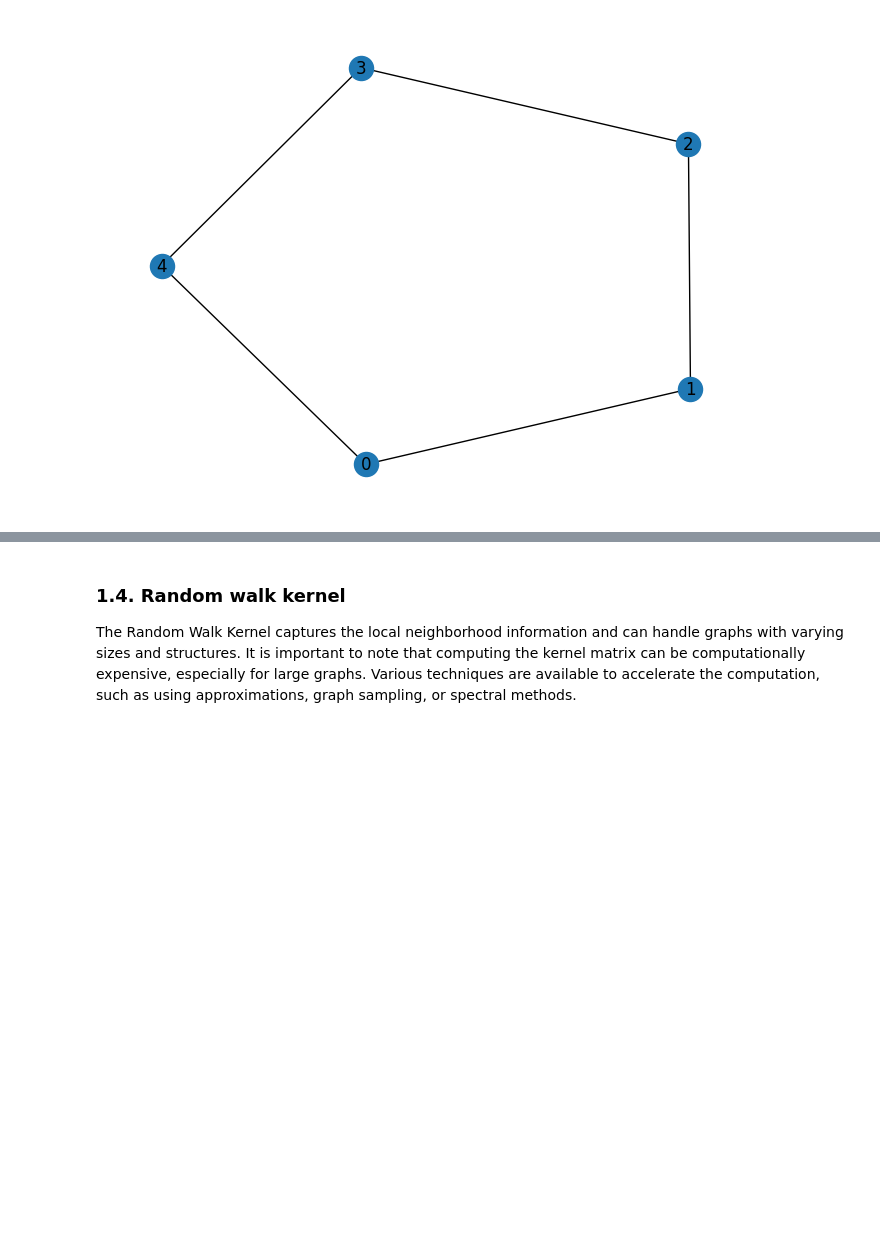
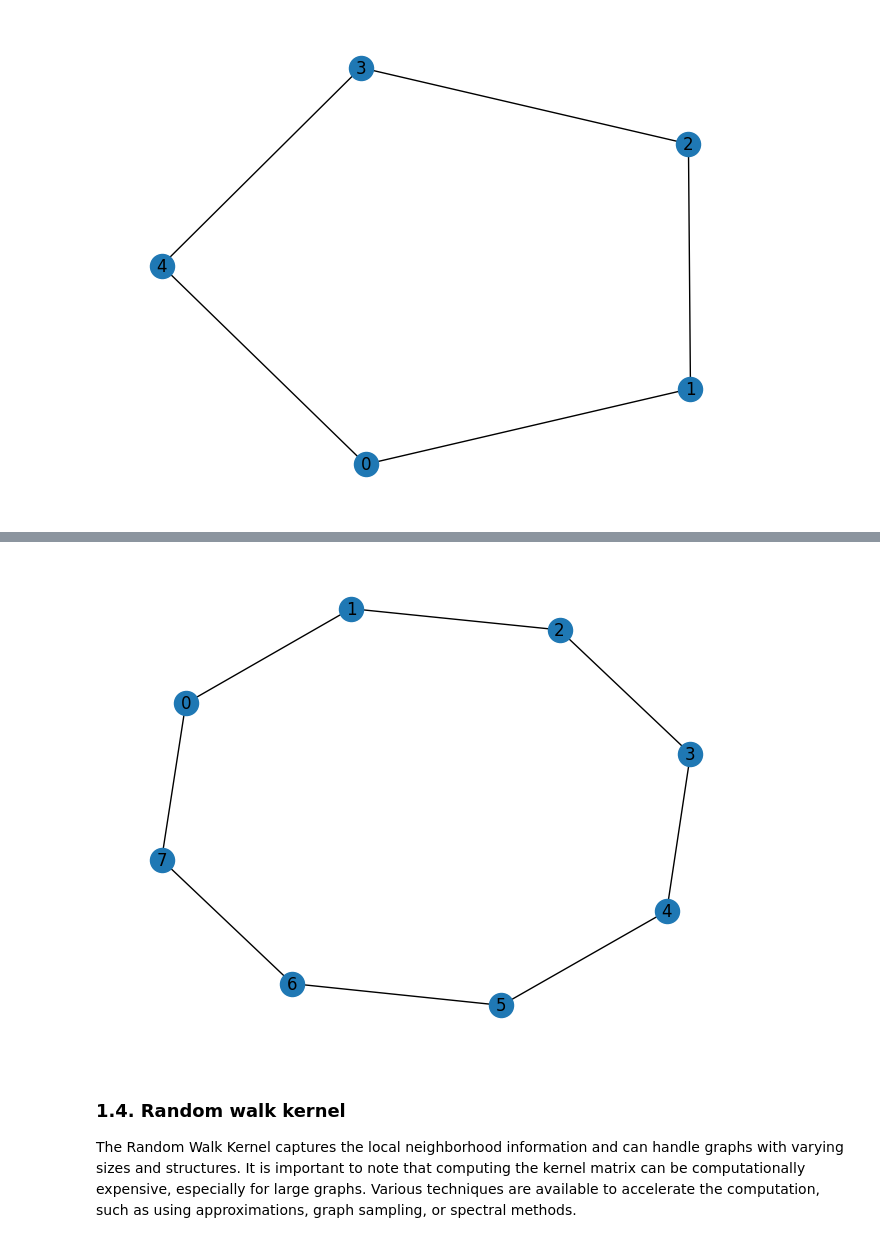
Before and after one commit to NSLab-CUK/Graph-Mining-Spring-2023, a Jupyter notebook: W13/Practice_13.ipynb, the cells around one changed output, grey strips where cells are left out. Drawn from its saved outputs; the diff is of its cells as text; code cells hidden in the pictures; blank space fills up the shorter version.

```diff
--- a/W13/Practice_13.ipynb
+++ b/W13/Practice_13.ipynb
@@ -177,3 +252,7 @@ nx.draw(G2, with_labels = True)
+# %%
+nx.draw(G2, with_labels = True)
+# %% [output]
+[figure, added]
 # %% [markdown]
 ### 1.4. Random walk kernel
 The Random Walk Kernel captures the local neighborhood information and can handle graphs with varying sizes and structures. It is important to note that computing the kernel matrix can be computationally expensive, especially for large graphs. Various techniques are available to accelerate the computation, such as using approximations, graph sampling, or spectral methods.
```
Also changed, not shown: parts of 3 cells of this notebook.
